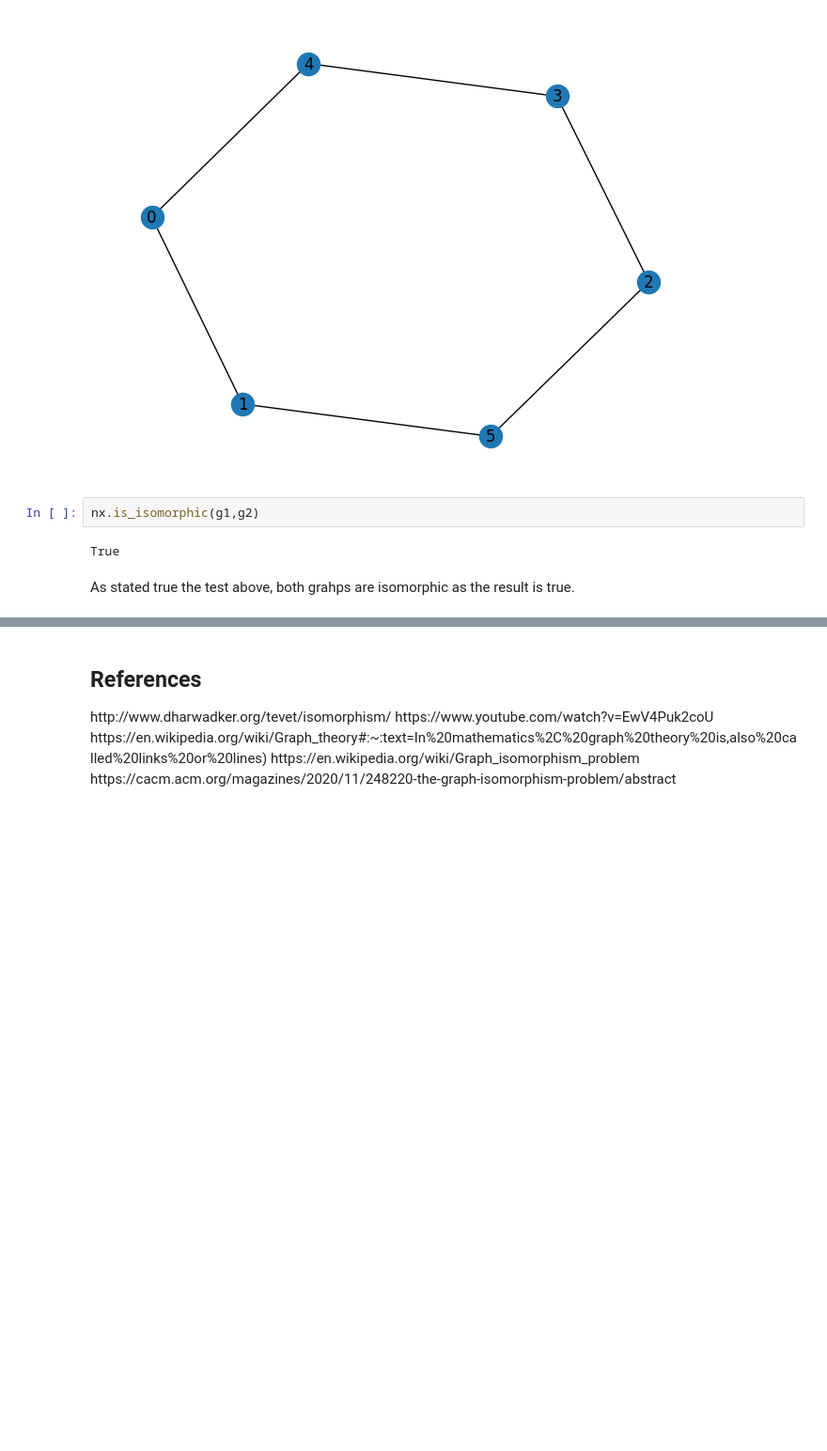
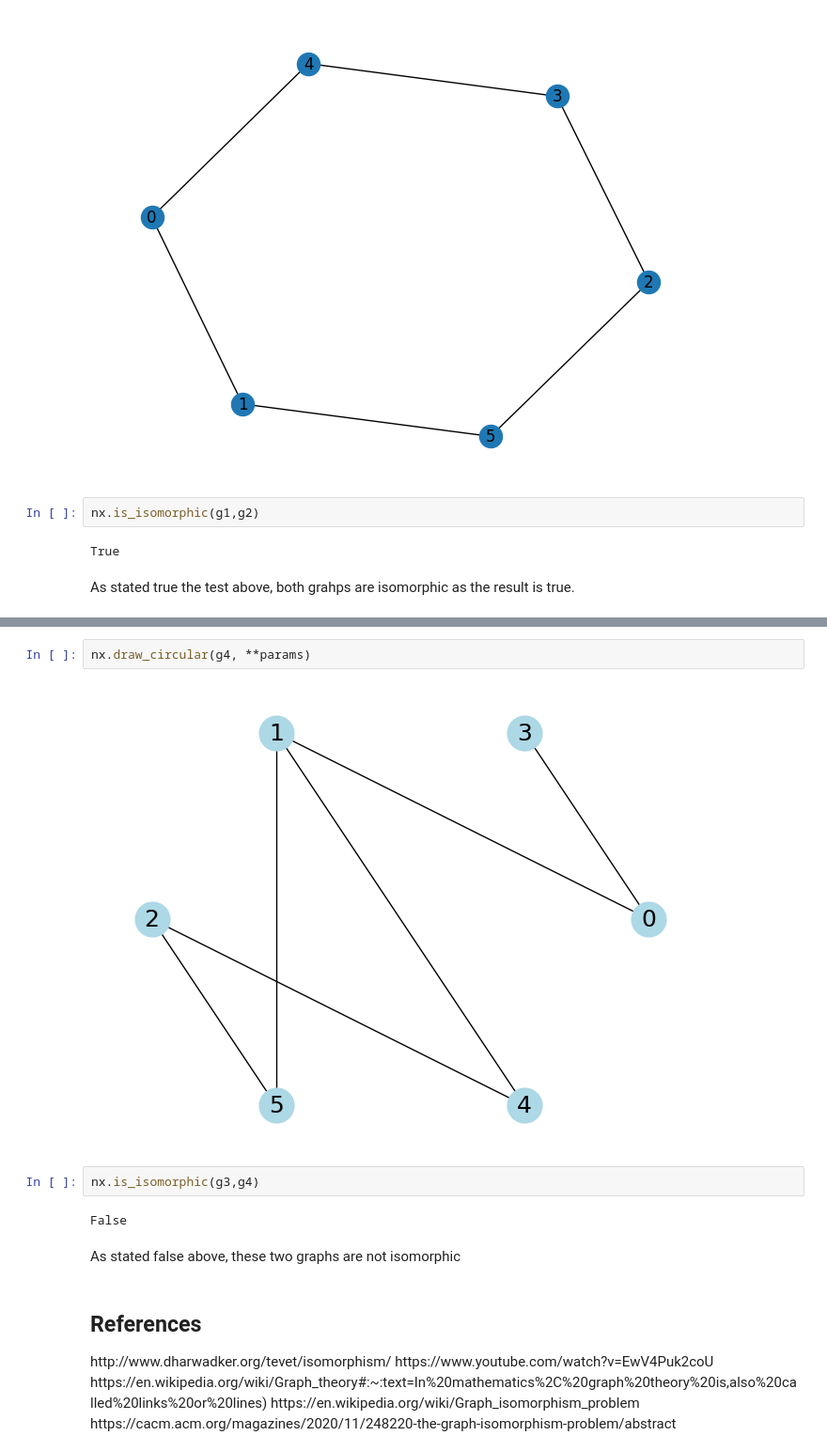
Before and after one commit to DanielFitzsimons/graph-theory-proj, a Jupyter notebook: graph-isomorphism.ipynb, the cells around one changed output, grey strips where cells are left out. Shown: that part at 94% size. Cells and saved outputs as stored; diff of their text form; blank space fills up the shorter version.

```diff
--- a/graph-isomorphism.ipynb
+++ b/graph-isomorphism.ipynb
@@ -86,3 +101,13 @@ As stated true the test above, both grahps are isomorphic as the result is true.
+# %%
+nx.draw_circular(g4, **params)
+# %% [output]
+[figure, added]
+# %%
+nx.is_isomorphic(g3,g4)
+# %% [output]
+False
+# %% [markdown]
+As stated false above, these two graphs are not isomorphic
 # %% [markdown]
 <h2>References</h2>
 http://www.dharwadker.org/tevet/isomorphism/
```
Also changed, not shown: parts of 4 cells of this notebook.
